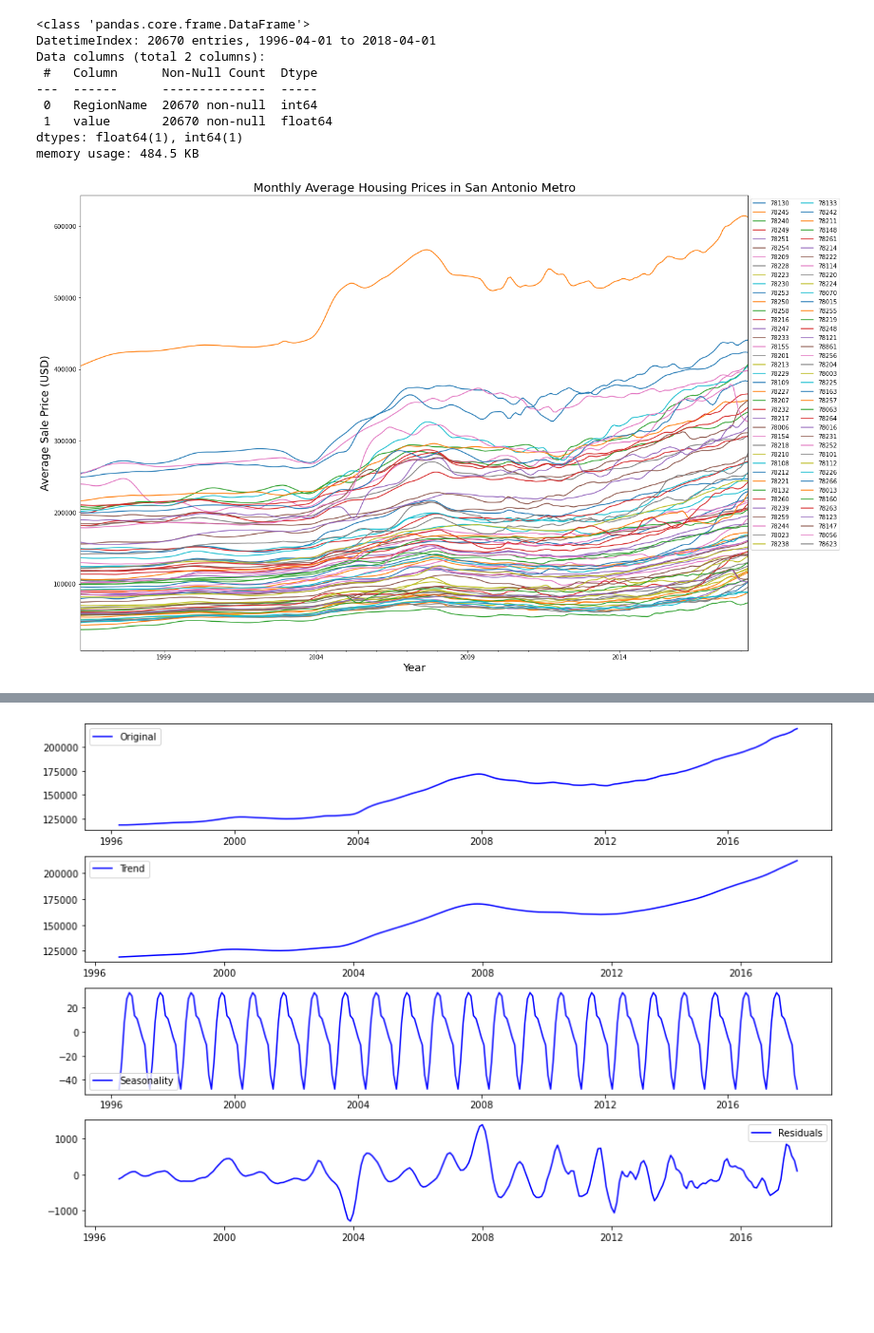
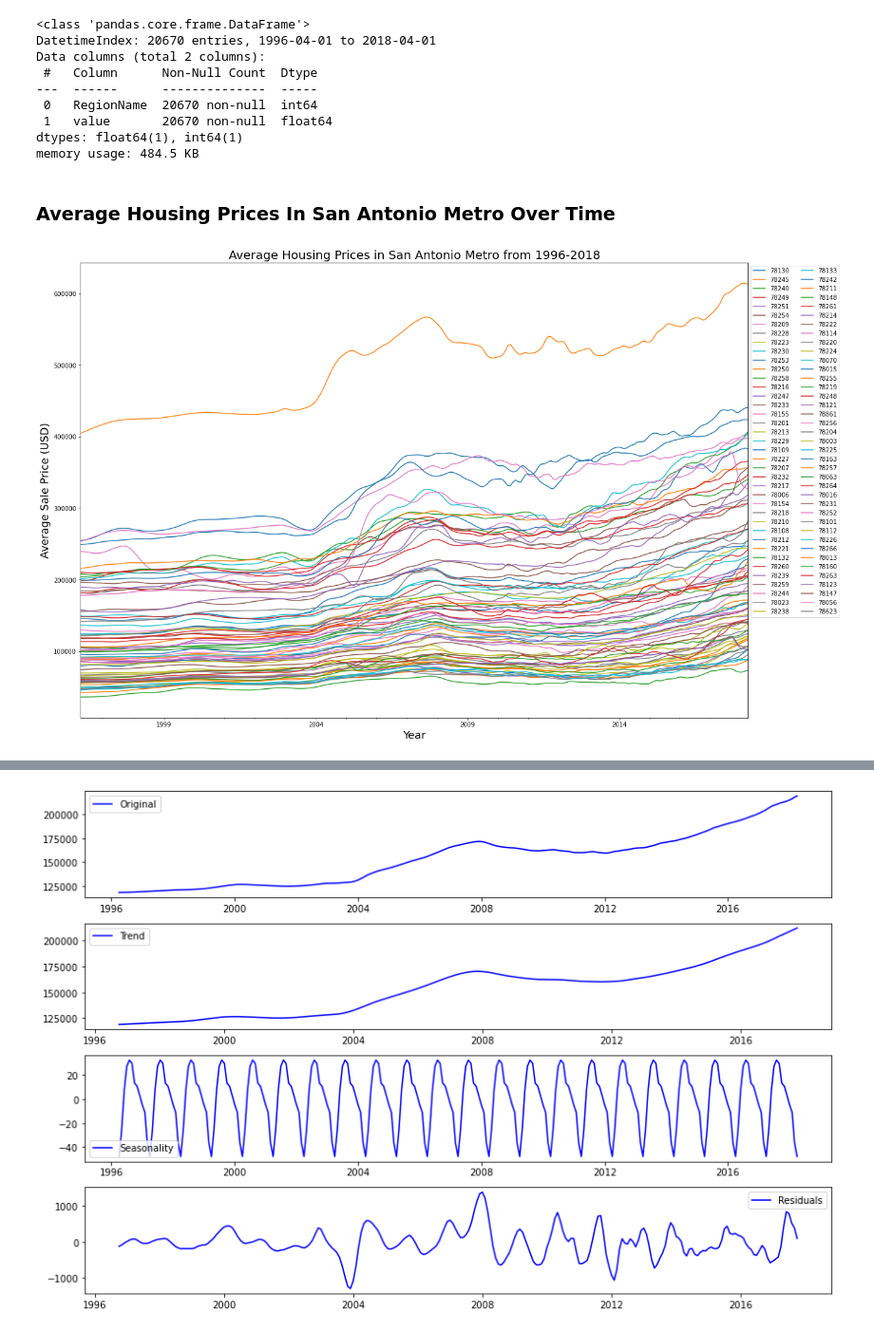
Before and after one commit to meljoy1099/housing-price-forecast-time-series-modeling, a Jupyter notebook: notebook.ipynb, the cells around one changed output, grey strips where cells are left out. Shown at 95% size. Drawn from its saved outputs; the diff is of its cells as text; code cells hidden in the pictures; blank space fills up the shorter version.

```diff
--- a/notebook.ipynb
+++ b/notebook.ipynb
@@ -336,16 +291,18 @@ Data columns (total 2 columns):
  1   value       20670 non-null  float64
 dtypes: float64(1), int64(1)
 memory usage: 484.5 KB
+# %% [markdown]
+### Average Housing Prices In San Antonio Metro Over Time
 # %%
 #plot the values grouped by zipcode
 plt.figure(figsize=(20,14))
 for zipcode in model_df.RegionName.unique():
     model_df.loc[model_df['RegionName'] == zipcode].value.plot(label=zipcode)
 plt.legend(bbox_to_anchor=(1,1), loc='upper left', ncol=2)
 
 plt.xlabel("Year", fontsize = 18)
 plt.ylabel("Average Sale Price (USD)", fontsize=18)
-plt.title('Monthly Average Housing Prices in San Antonio Metro', fontsize = 20)
+plt.title('Average Housing Prices in San Antonio Metro from 1996-2018', fontsize = 20)
 plt.show();
 # %% [output]
-[figure, old version]
+[figure, new version]
```
Also changed, not shown: parts of 44 cells of this notebook.
